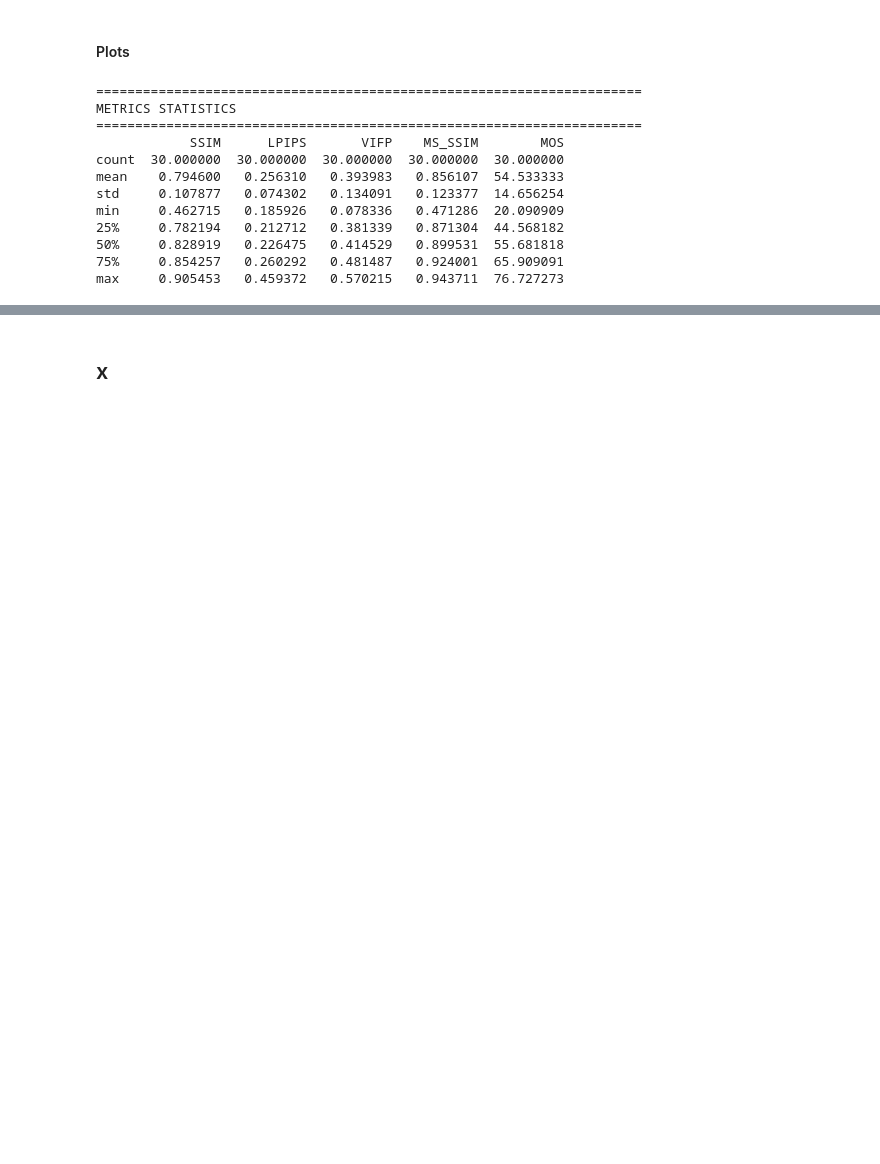
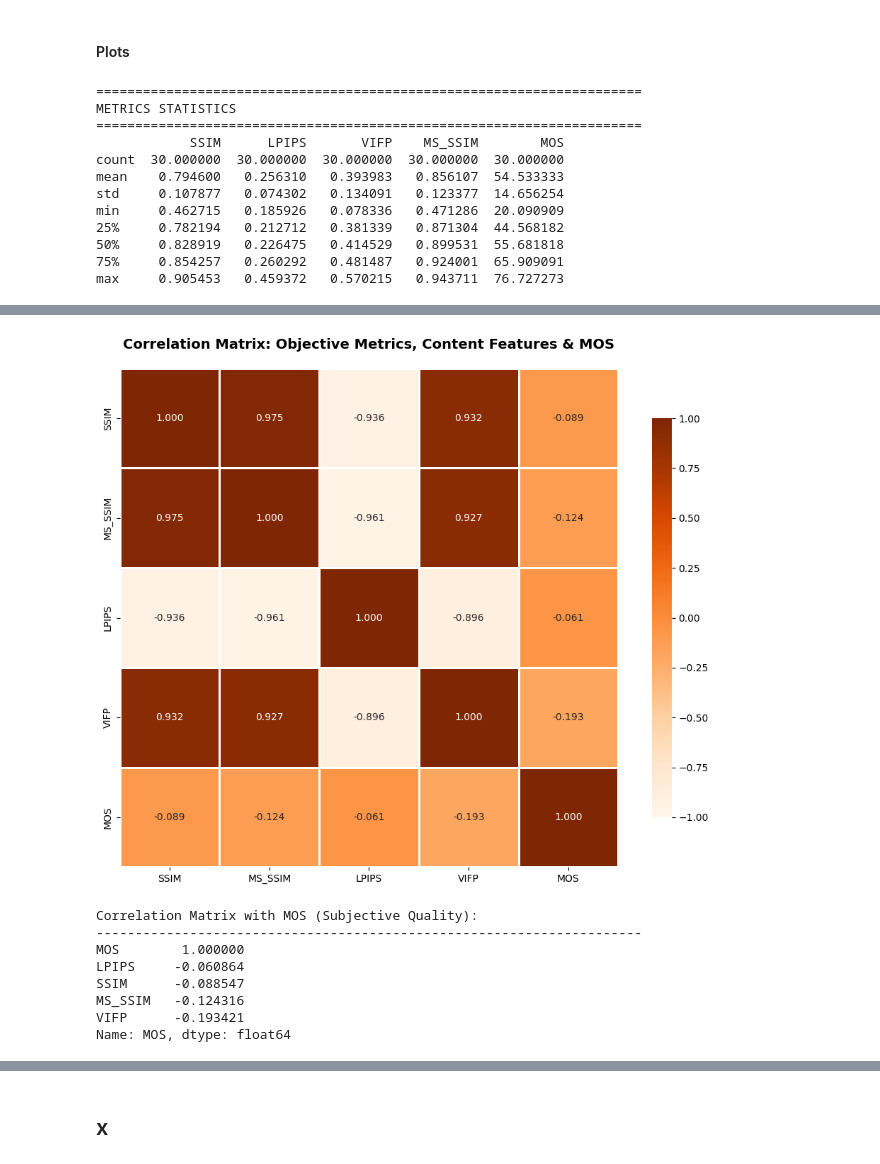
Before and after one commit to marrryzebwjq/Quality-of-Experience, a Jupyter notebook: samviq_analysis.ipynb, the cells around one changed output, grey strips where cells are left out. Cells and saved outputs as stored; diff of their text form; code cells hidden in the pictures; blank space fills up the shorter version.

Commit message:
obj metrics analysis, plots, pearson etc

```diff
--- a/samviq_analysis.ipynb
+++ b/samviq_analysis.ipynb
@@ -1001,0 +1100,28 @@ max     0.905453   0.459372   0.570215   0.943711  76.727273
+# %%
+fig, ax = plt.subplots(figsize=(10, 8))
+
+metrics_list = ['SSIM', 'MS_SSIM', 'LPIPS', 'VIFP', 'MOS']
+corr_matrix = df_metrics[metrics_list].corr()
+
+sns.heatmap(corr_matrix, annot=True, fmt='.3f', cmap='Oranges', center=0,
+            square=True, linewidths=1, cbar_kws={"shrink": 0.8},
+            vmin=-1, vmax=1, ax=ax)
+
+ax.set_title('Correlation Matrix: Objective Metrics, Content Features & MOS',
+             fontsize=14, fontweight='bold', pad=20)
+plt.tight_layout()
+plt.show()
+
+print("\nCorrelation Matrix with MOS (Subjective Quality):")
+print("-" * 70)
+print(corr_matrix['MOS'].sort_values(ascending=False))
+# %% [output]
+[figure, added]
+Correlation Matrix with MOS (Subjective Quality):
+----------------------------------------------------------------------
+MOS        1.000000
+LPIPS     -0.060864
+SSIM      -0.088547
+MS_SSIM   -0.124316
+VIFP      -0.193421
+Name: MOS, dtype: float64
```
Also changed, not shown: parts of 11 cells of this notebook.
